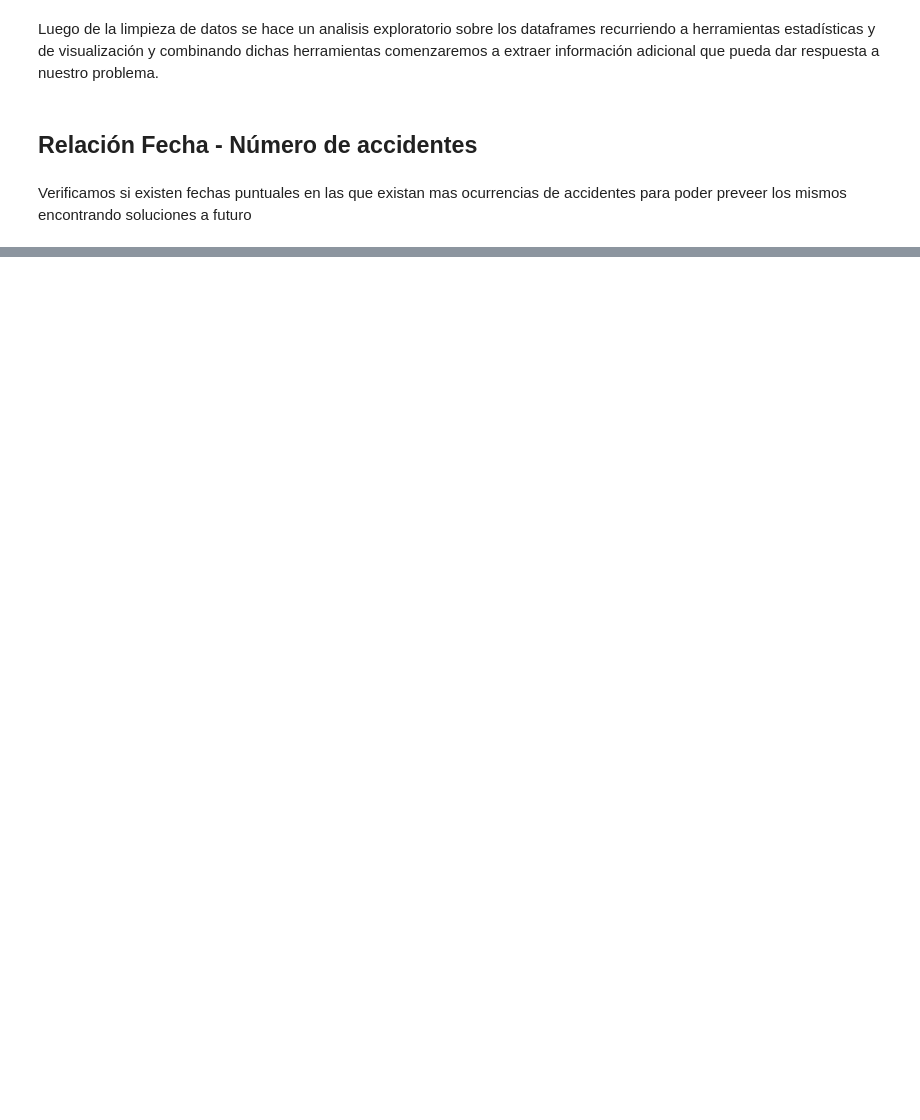
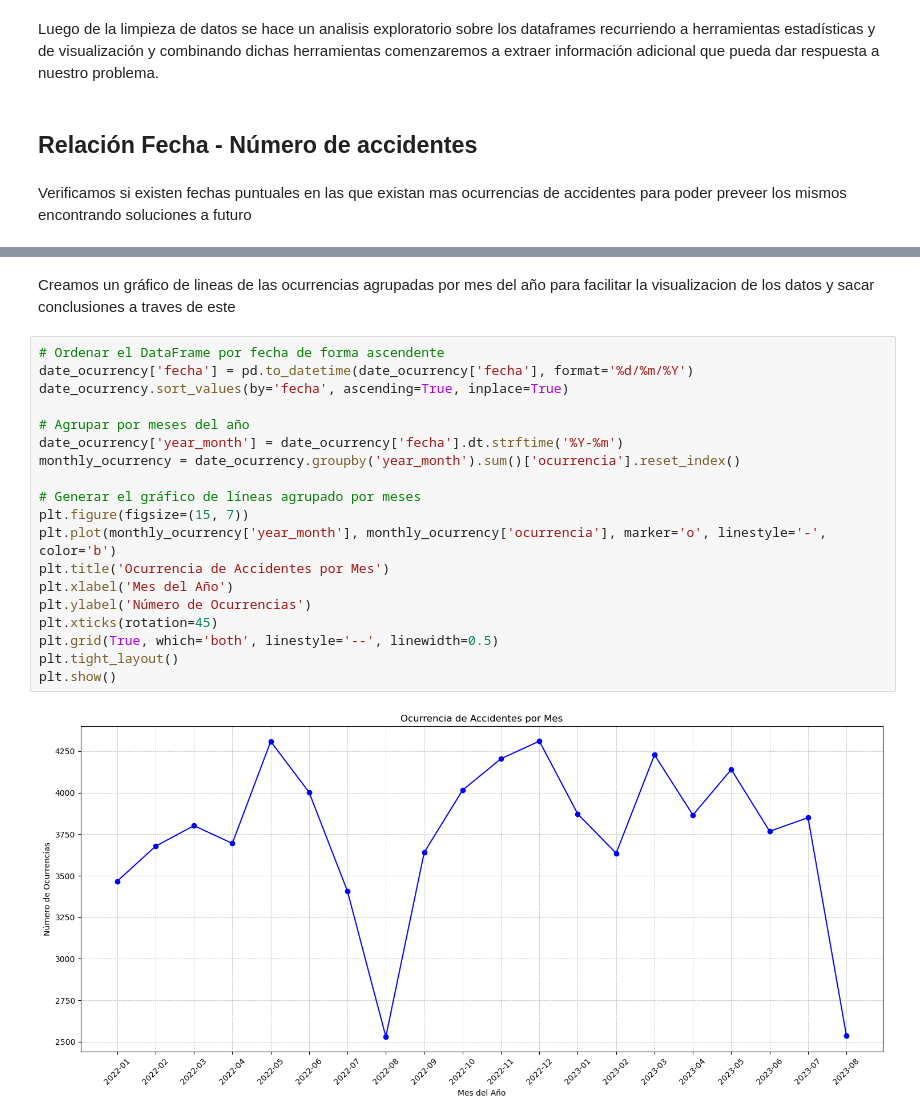
Before and after one commit to lucaramirezo/Traffic-Network-Transparency, a Jupyter notebook: Exploratory_Data_Analysis.ipynb, the cells around one changed output, grey strips where cells are left out. Saved outputs shown, nothing was run; the diff lists cells and outputs as text; blank space fills up the shorter version.

```diff
--- a/Exploratory_Data_Analysis.ipynb
+++ b/Exploratory_Data_Analysis.ipynb
@@ -38,0 +34,23 @@ date_ocurrency
+# %% [markdown]
+Creamos un gráfico de lineas de las ocurrencias agrupadas por mes del año para facilitar la visualizacion de los datos y sacar conclusiones a traves de este
+# %%
+# Ordenar el DataFrame por fecha de forma ascendente
+date_ocurrency['fecha'] = pd.to_datetime(date_ocurrency['fecha'], format='%d/%m/%Y')
+date_ocurrency.sort_values(by='fecha', ascending=True, inplace=True)
+
+# Agrupar por meses del año
+date_ocurrency['year_month'] = date_ocurrency['fecha'].dt.strftime('%Y-%m')
+monthly_ocurrency = date_ocurrency.groupby('year_month').sum()['ocurrencia'].reset_index()
+
+# Generar el gráfico de líneas agrupado por meses
+plt.figure(figsize=(15, 7))
+plt.plot(monthly_ocurrency['year_month'], monthly_ocurrency['ocurrencia'], marker='o', linestyle='-', color='b')
+plt.title('Ocurrencia de Accidentes por Mes')
+plt.xlabel('Mes del Año')
+plt.ylabel('Número de Ocurrencias')
+plt.xticks(rotation=45)
+plt.grid(True, which='both', linestyle='--', linewidth=0.5)
+plt.tight_layout()
+plt.show()
+# %% [output]
+[figure, added]
```
Also changed, not shown: parts of 3 cells of this notebook.
